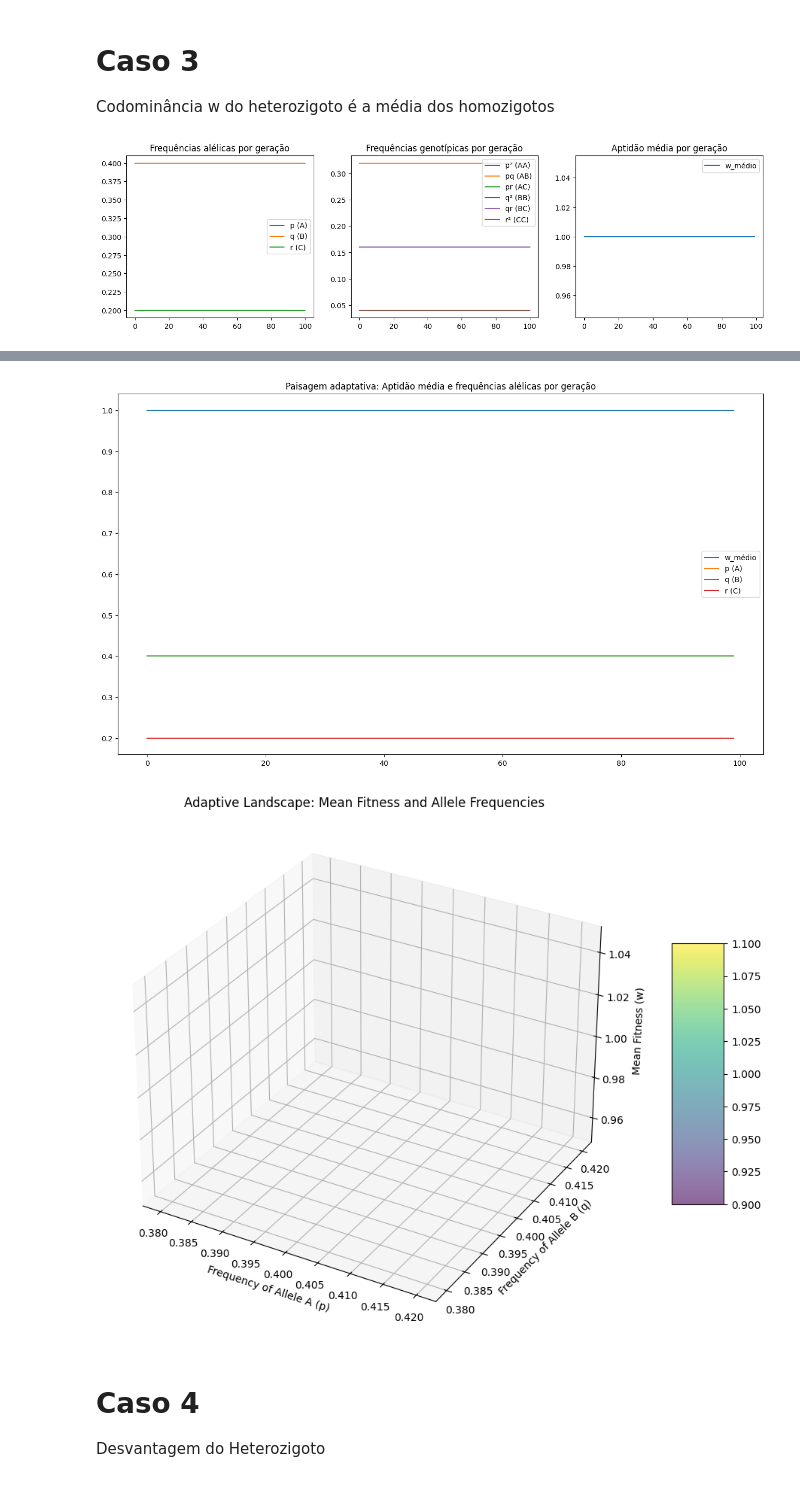
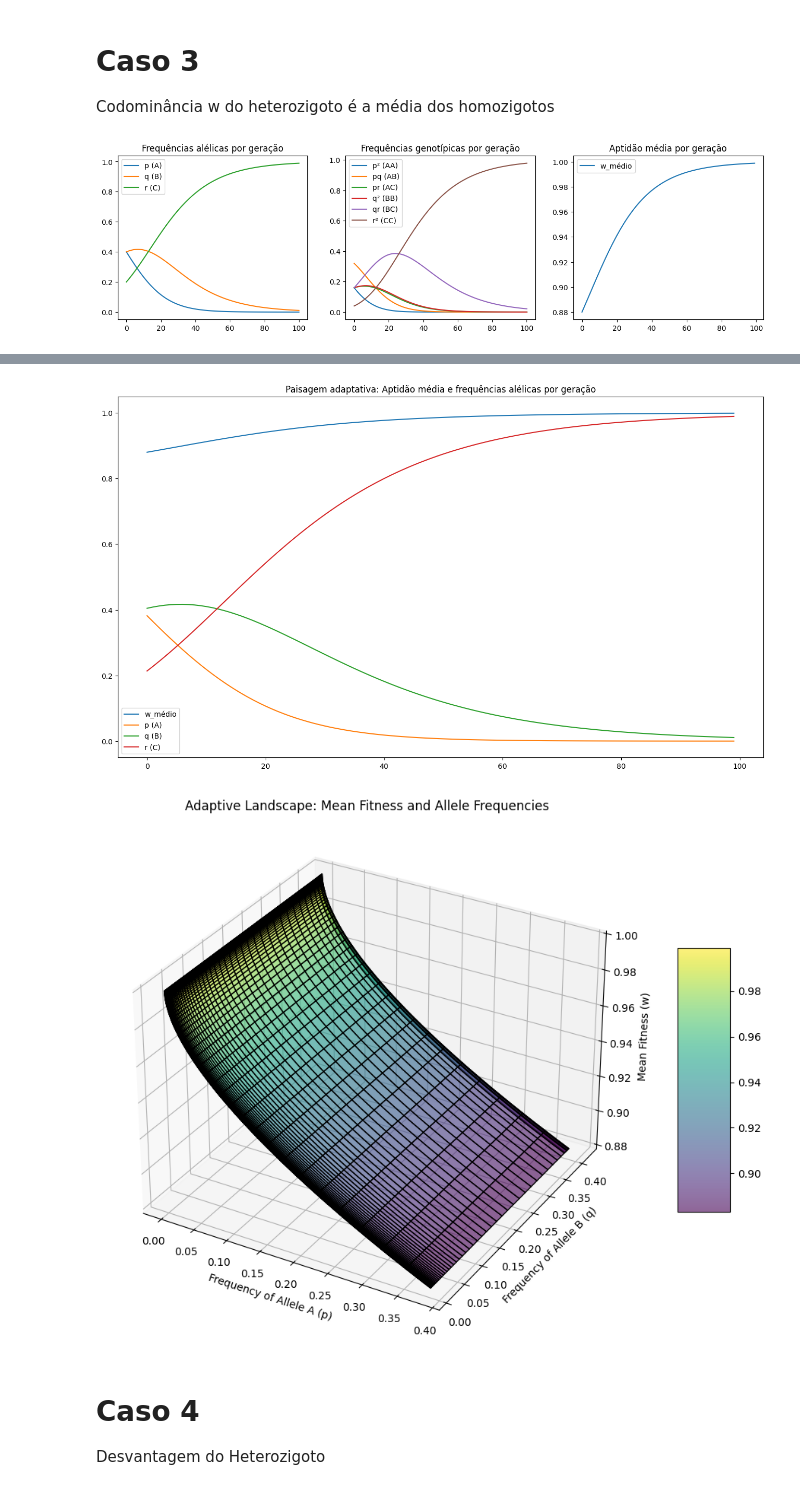
Before and after one commit to mauro-moura/GA044-Evolucao, a Jupyter notebook: implementation_4/implementation_4_2.ipynb, the cells around one changed output, grey strips where cells are left out. Drawn from its saved outputs; the diff is of its cells as text; code cells hidden in the pictures.

```diff
--- a/implementation_4/implementation_4_2.ipynb
+++ b/implementation_4/implementation_4_2.ipynb
@@ -217,8 +218,8 @@ p0 = 0.4
 q0 = 0.4
 r0 = 1 - p0 - q0
 
-wAA = 1
-wBB = 1
+wAA = 0.8
+wBB = 0.9
 wCC = 1
 
 wAB = (wAA + wBB) / 2
@@ -229,4 +230,4 @@ n_gen = 100
 
 run(p0, q0, r0, wAA, wAB, wAC, wBB, wBC, wCC, n_gen)
 # %% [output]
-[figure, old version]
+[figure, new version]
@@ -234,5 +235,5 @@ run(p0, q0, r0, wAA, wAB, wAC, wBB, wBC, wCC, n_gen)
-[figure, old version]
+[figure, new version]
-[figure, old version]
+[figure, new version]
 # %% [markdown]
 # Caso 4
 
```
Also changed, not shown: parts of 8 cells of this notebook, 8 other files.
